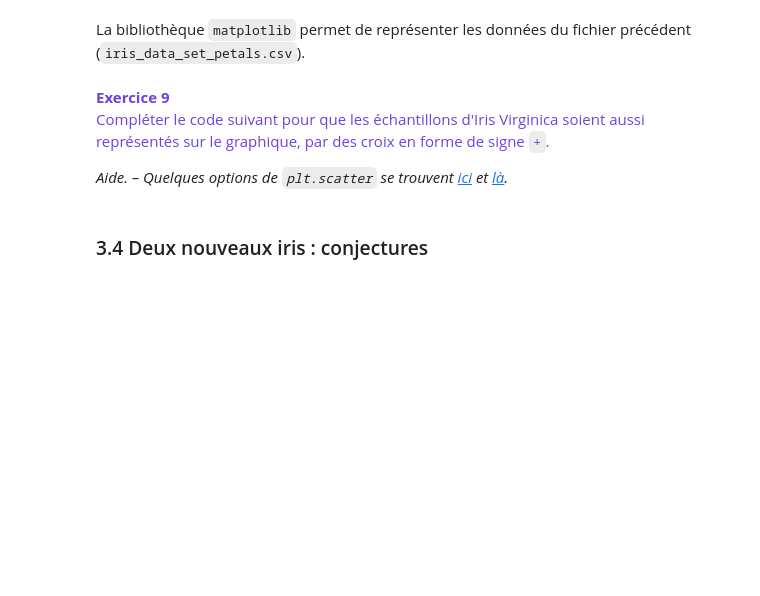
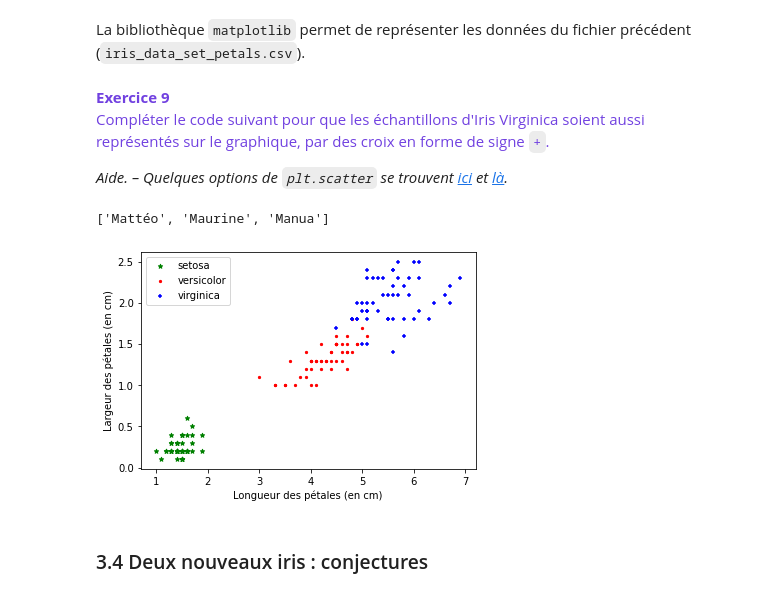
Before and after one commit to dcaisson/Notebooks-Jupyter-NSI, a Jupyter notebook: Projets/Projet 7 - Iris de Fisher/mini-projet-iris_de_fisher_travail_en_classe.ipynb, the cells around one changed output. Saved outputs shown, nothing was run; the diff lists cells and outputs as text; code cells hidden in the pictures; blank space fills up the shorter version.

```diff
--- a/Projets/Projet 7 - Iris de Fisher/mini-projet-iris_de_fisher_travail_en_classe.ipynb
+++ b/Projets/Projet 7 - Iris de Fisher/mini-projet-iris_de_fisher_travail_en_classe.ipynb
@@ -401,7 +405,8 @@ Le jeu de données comprend 150 échantillons de chacune des trois espèces d'ir
 1. Télécharger le fichier ``iris_data_set.csv`` puis afficher les caractéristiques des 5 premiers échantillons à l'aide de la fonction ``ouvrir_csv`` et une liste par compréhension.</font>
 # %%
 # À vous de jouer !
-ouvrir_csv("iris_data_set.csv")
+ensemble_iris = ouvrir_csv("iris_data_set.csv")
+[ensemble_iris[i] for i in range(5)]
 # %% [output]
 [{'sepal_length': '5.1',
   'sepal_width': '3.5',
@@ -427,0 +430,9 @@ pass
+# %%
+# À vous de jouer !
+ensemble_iris_fr = []
+for iris in ensemble_iris:
+    iris_fr = {}
+    iris_fr["longueur_petales"] = iris["petal_length"]
+    iris_fr["largeur_petales"] = iris["petal_width"]
+    iris_fr["espece"] = iris["species"]
+    ensemble_iris_fr.append(iris_fr)
@@ -441,6 +475,12 @@ La bibliothèque ``matplotlib`` permet de représenter les données du fichier p
 Compléter le code suivant pour que les échantillons d'Iris Virginica soient aussi représentés sur le graphique, par des croix en forme de signe ``+``.
 
 *Aide. &ndash; Quelques options de ``plt.scatter`` se trouvent [ici](https://matplotlib.org/stable/api/markers_api.html#module-matplotlib.markers) et [là](https://matplotlib.org/stable/api/colors_api.html).*</font>
+# %%
+# Nouvelle syntaxe
+eleves = ["Eka", "Mattéo", "Maurine", "Eline", "Manua", "Gabriel"]
+[eleve for eleve in eleves if eleve[0]=="M"]
+# %% [output]
+['Mattéo', 'Maurine', 'Manua']
 # %%
 import matplotlib.pyplot as plt
 echantillons_sans_sepales = ouvrir_csv("iris_data_set_petals.csv")
@@ -450,38 +490,47 @@ X_setosa = [float(iris['longueur_petales'])
             if iris['espece']=='setosa'
            ]
 Y_setosa = [float(iris['largeur_petales'])
             for iris in echantillons_sans_sepales
             if iris['espece']=='setosa'
            ]
 X_versicolor = [float(iris['longueur_petales'])
             for iris in echantillons_sans_sepales
             if iris['espece']=='versicolor'
            ]
 Y_versicolor = [float(iris['largeur_petales'])
             for iris in echantillons_sans_sepales
             if iris['espece']=='versicolor'
            ]
 
 # début de code à compléter (1/2)
-X_virginica = ...
-Y_virginica = ...
+X_virginica = [float(iris['longueur_petales'])
+            for iris in echantillons_sans_sepales
+            if iris['espece']=='virginica'
+           ]
+Y_virginica = [float(iris['largeur_petales'])
+            for iris in echantillons_sans_sepales
+            if iris['espece']=='virginica'
+           ]
 # fin de code à compléter (1/2)
 
 plt.scatter(X_setosa, Y_setosa, color='g', label='setosa',
-            s = 20, marker = '*')
+            s=20, marker='*')
 plt.scatter(X_versicolor, Y_versicolor, color='r', label='versicolor',
-            s = 20, marker = '.')
+            s=20, marker='.')
 
 # début de code à compléter (2/2)
-plt.scatter(...)
+plt.scatter(X_virginica, Y_virginica, color='b', label='virginica',
+           s=20, marker='+')
 # fin de code à compléter (2/2)
 
 plt.legend()
 # étiquettes des axes
 plt.xlabel('Longueur des pétales (en cm)')
 plt.ylabel('Largeur des pétales (en cm)')
 # affichage du graphique
 plt.show()
+# %% [output]
+[figure, added]
 # %% [markdown]
 ### 3.4 Deux nouveaux iris : conjectures<a id="nouveaux-iris-conjecture"></a>
 # %% [markdown]
```
Also changed, not shown: parts of 8 cells of this notebook, 1 other file.
